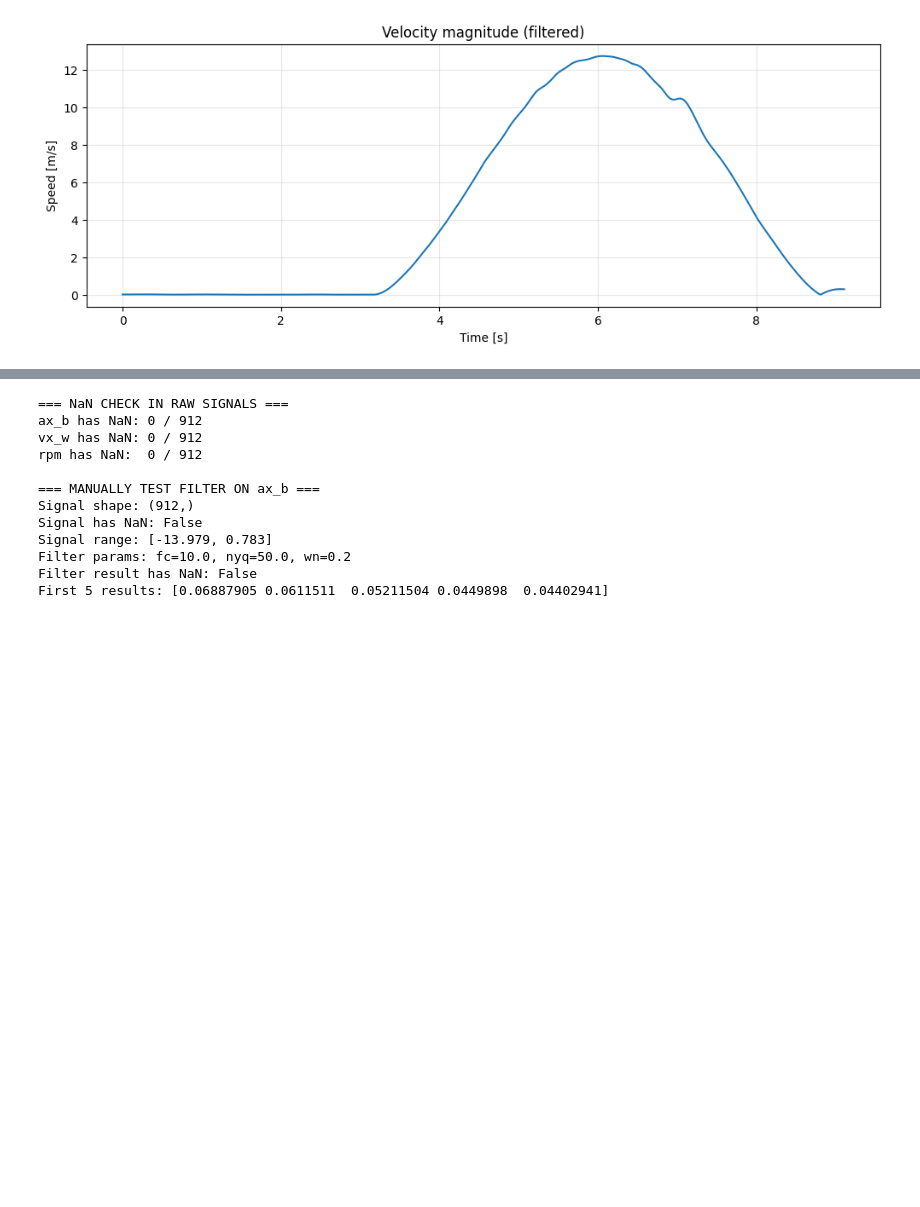
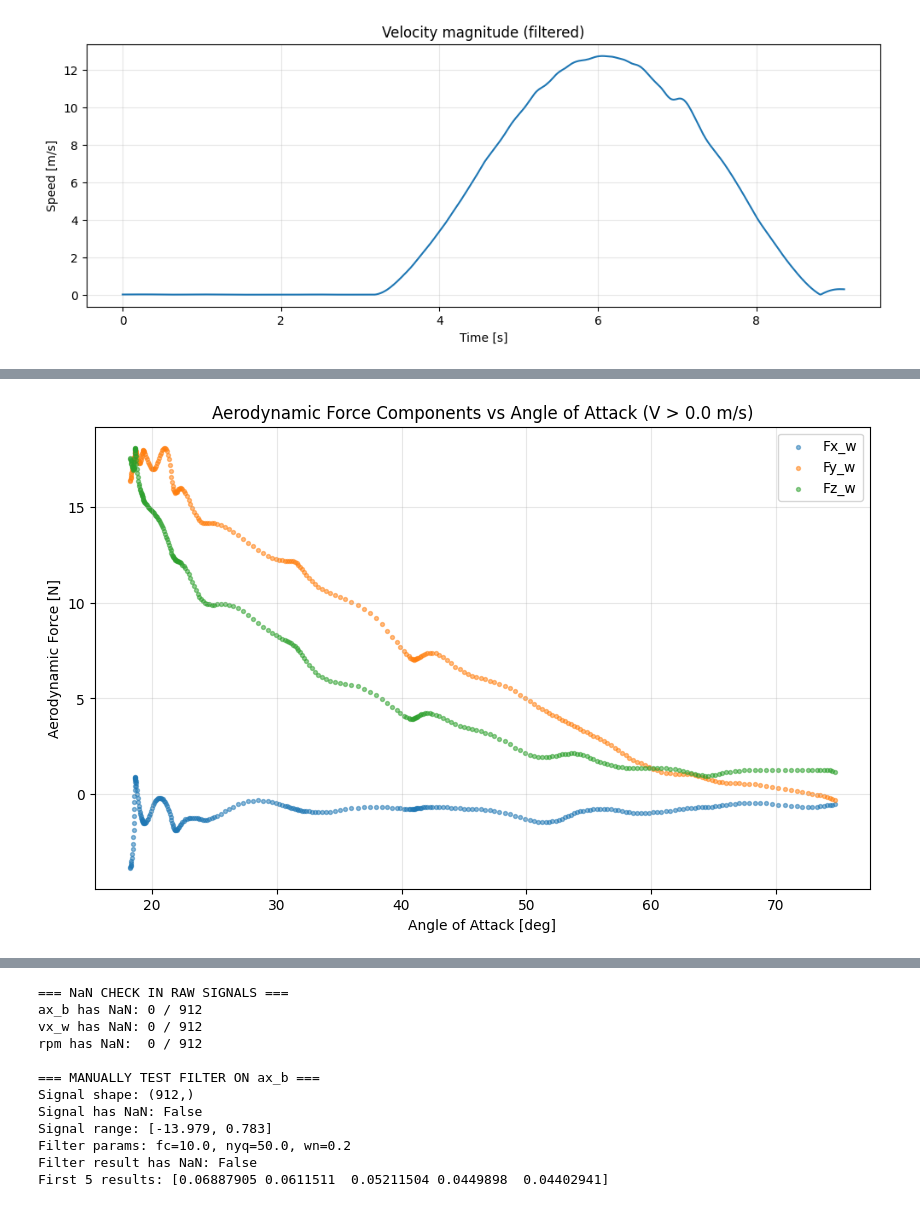
Before and after one commit to Nebukadnezarus/MasterTheses, a Jupyter notebook: scripts/12mps_aero.ipynb, the cells around one changed output, grey strips where cells are left out. Saved outputs shown, nothing was run; the diff lists cells and outputs as text; code cells hidden in the pictures; blank space fills up the shorter version.

```diff
--- a/scripts/12mps_aero.ipynb
+++ b/scripts/12mps_aero.ipynb
@@ -510,0 +582,39 @@ Window 3.50–6.00 s, samples: 251 / 912
+# %%
+# ------------------------------------------------------------
+# PLOT: Aerodynamic forces vs angle of attack
+# ------------------------------------------------------------
+
+# Compute angle of attack for the analysis window
+V_b_win_aoa = np.zeros_like(V_w_win)
+for i, row in df_win.iterrows():
+    qw, qx, qy, qz = row["qw_w_f"], row["qx_w_f"], row["qy_w_f"], row["qz_w_f"]
+    Rwb = R_wb(qw, qx, qy, qz)
+    v_w = np.array([row["vx_w_f"], row["vy_w_f"], row["vz_w_f"]])
+    V_b_win_aoa[i] = Rwb @ v_w
+
+V_b_norm_aoa = np.linalg.norm(V_b_win_aoa, axis=1)
+cos_ang_aoa = np.clip(V_b_win_aoa[:, 2] / (V_b_norm_aoa + 1e-12), -1.0, 1.0)
+angle_z_rad_aoa = np.arccos(cos_ang_aoa)
+angle_z_deg_aoa = np.rad2deg(angle_z_rad_aoa)
+
+# Filter by minimum velocity
+V_min_plot = 0.0
+valid_speed_plot = V_mag_win > V_min_plot
+
+# Extract force components
+Fx_win = F_aero_win[:, 0]
+Fy_win = F_aero_win[:, 1]
+Fz_win = F_aero_win[:, 2]
+
+plt.figure(figsize=(10, 6))
+plt.scatter(angle_z_deg_aoa[valid_speed_plot], Fx_win[valid_speed_plot], s=8, alpha=0.5, label="Fx_w")
+plt.scatter(angle_z_deg_aoa[valid_speed_plot], Fy_win[valid_speed_plot], s=8, alpha=0.5, label="Fy_w")
+plt.scatter(angle_z_deg_aoa[valid_speed_plot], Fz_win[valid_speed_plot], s=8, alpha=0.5, label="Fz_w")
+plt.xlabel("Angle of Attack [deg]")
+plt.ylabel("Aerodynamic Force [N]")
+plt.title(f"Aerodynamic Force Components vs Angle of Attack (V > {V_min_plot} m/s)")
+plt.legend()
+plt.grid(True, alpha=0.3)
+plt.show()
+# %% [output]
+[figure, added]
```
Also changed, not shown: parts of 7 cells of this notebook, 35 other files.
